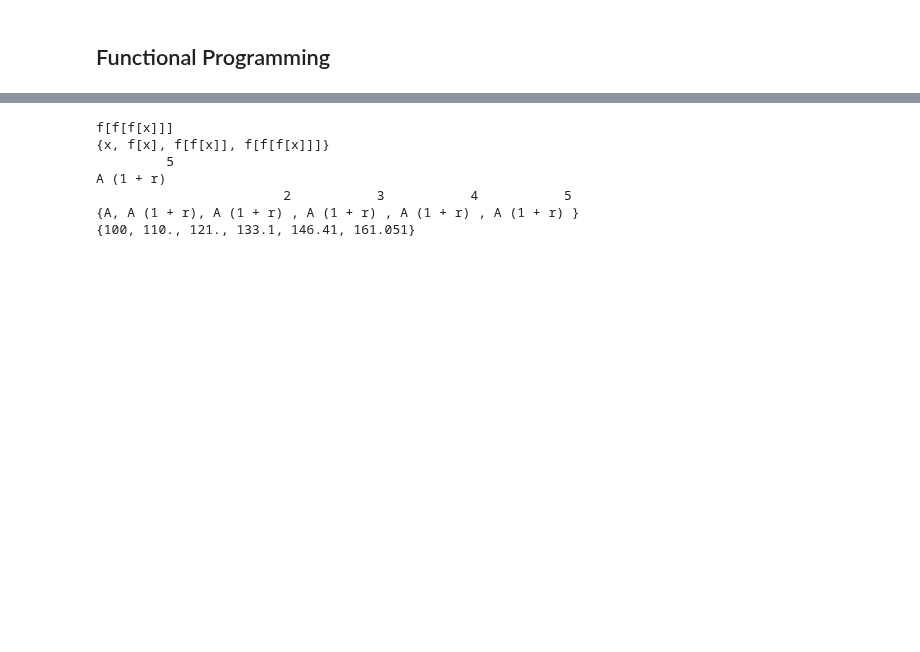
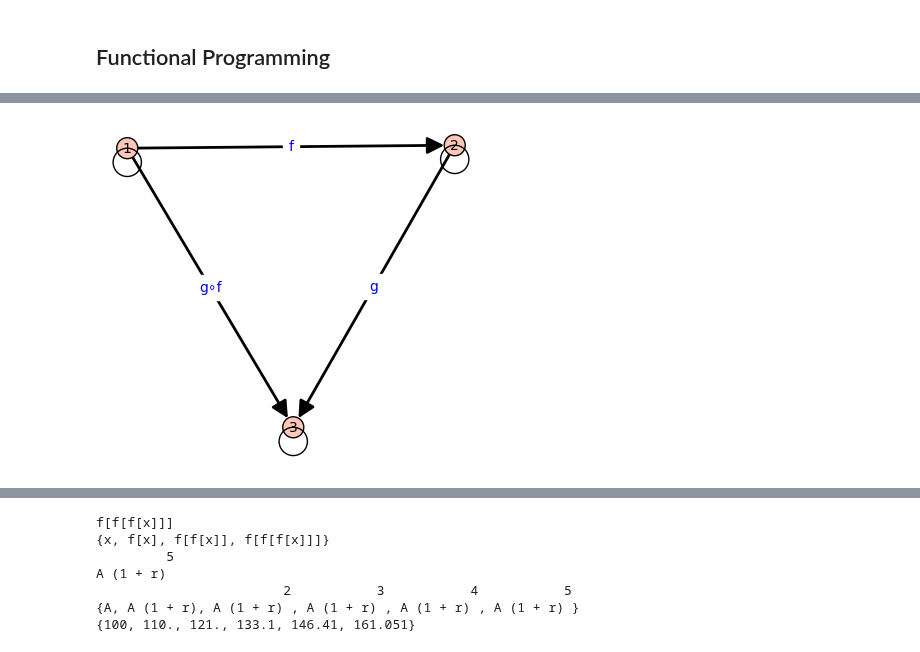
Before and after one commit to tomctang/10pe, a Jupyter notebook: 03real_world.ipynb, the cells around one changed output, grey strips where cells are left out. Cells and saved outputs as stored; diff of their text form; code cells hidden in the pictures; blank space fills up the shorter version.

```diff
--- a/03real_world.ipynb
+++ b/03real_world.ipynb
@@ -4,0 +31,7 @@
+# %%
+# A Simple Category: with composition and identity morphisms
+G = DiGraph( {1 : [1], 2 : [2], 3 : [3]})
+G.add_edges([(1, 2, "f"), (2, 3, "g"), (1, 3, "g∘f")  ])
+G.show(edge_labels=True)
+# %% [output]
+[figure, added]
```
Also changed, not shown: parts of 8 cells of this notebook, 13 other files.
